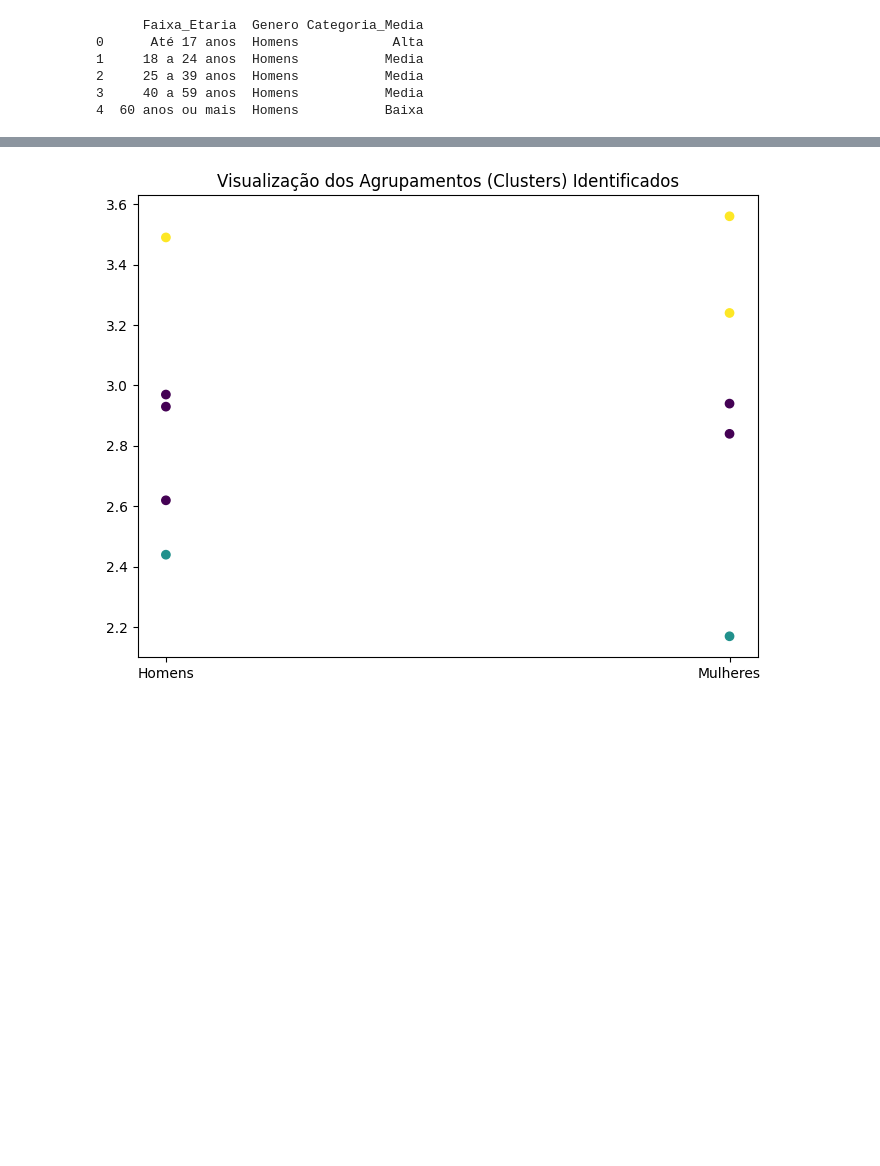
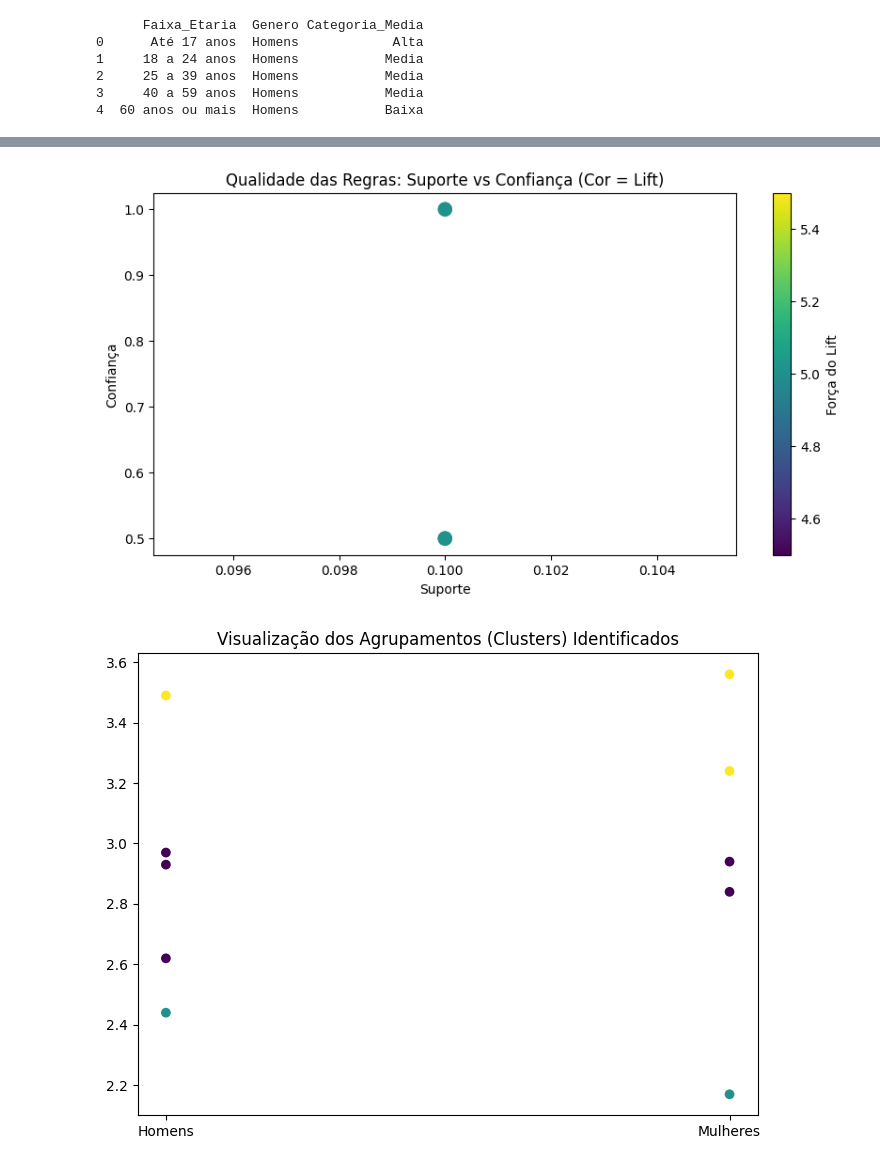
Before and after one commit to debora-rubio/mineracao_dados_moradias, a Jupyter notebook: moradias.ipynb, the cells around one changed output, grey strips where cells are left out. Saved outputs shown, nothing was run; the diff lists cells and outputs as text; code cells hidden in the pictures; blank space fills up the shorter version.

```diff
--- a/moradias.ipynb
+++ b/moradias.ipynb
@@ -191,3 +191,20 @@ plt.show()
+# %%
+import matplotlib.pyplot as plt
+import seaborn as sns
+
+# Filtramos apenas as regras com Lift > 1 (regras fortes)
+top_rules = rules[rules['lift'] > 1].sort_values(by='lift', ascending=False).head(5)
+
+# Visualização: Gráfico de Dispersão (Lift vs Confiança)
+plt.figure(figsize=(10, 5))
+plt.scatter(top_rules['support'], top_rules['confidence'], c=top_rules['lift'], cmap='viridis', s=100)
+plt.colorbar(label='Força do Lift')
+plt.xlabel('Suporte')
+plt.ylabel('Confiança')
+plt.title('Qualidade das Regras: Suporte vs Confiança (Cor = Lift)')
+plt.show()
+# %% [output]
+[figure, added]
 # %%
 
 plt.figure(figsize=(8, 6))
```
Also changed, not shown: parts of 4 cells of this notebook.
